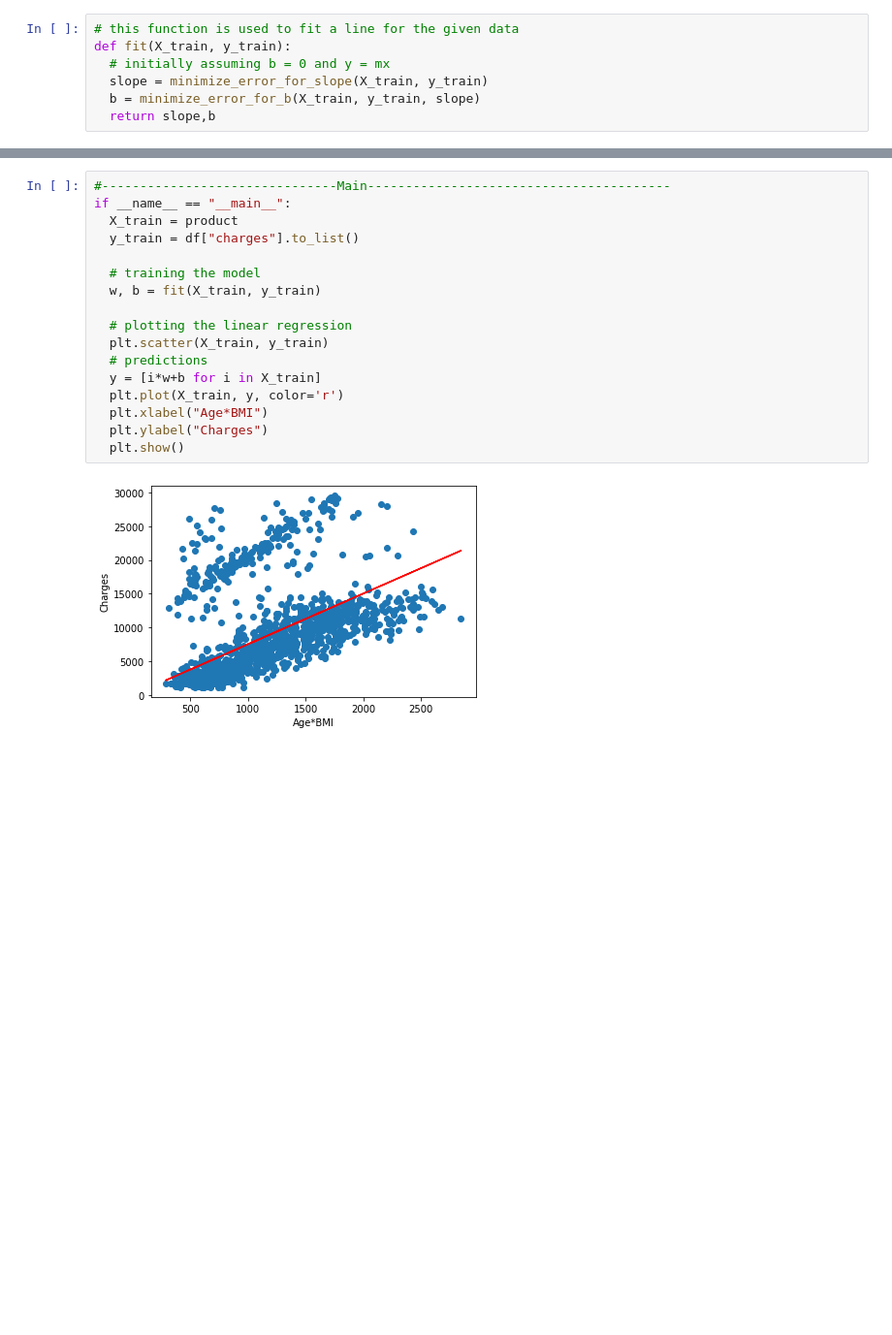
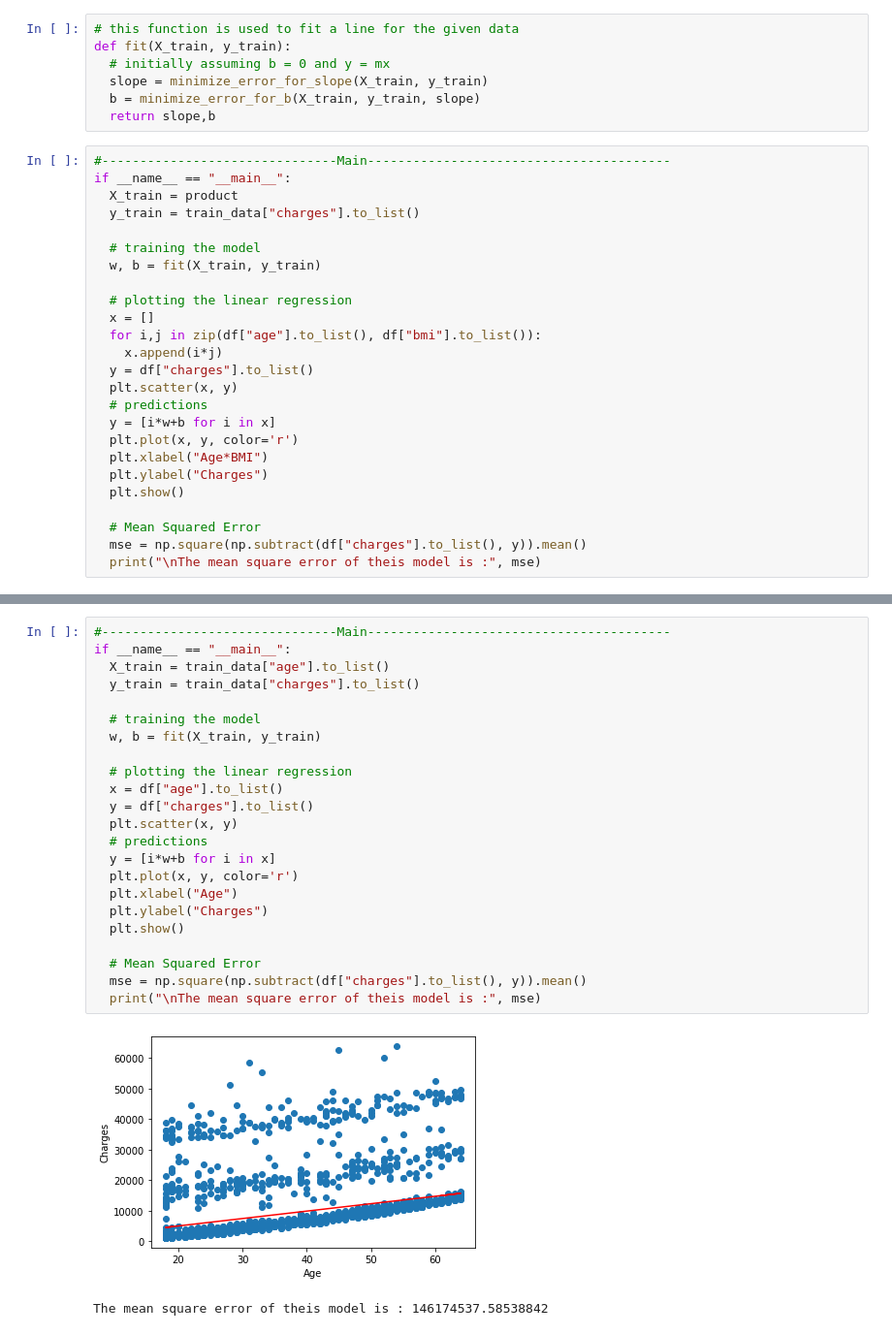
Before and after one commit to hitesh-n/ML_A2, a Jupyter notebook: Linear_regression_(FSM).ipynb, the cells around one changed output, grey strips where cells are left out. Shown at 97% size. Saved outputs shown, nothing was run; the diff lists cells and outputs as text; blank space fills up the shorter version.

```diff
--- a/Linear_regression_(FSM).ipynb
+++ b/Linear_regression_(FSM).ipynb
@@ -85,3 +86,28 @@ def fit(X_train, y_train):
   slope = minimize_error_for_slope(X_train, y_train)
   b = minimize_error_for_b(X_train, y_train, slope)
   return slope,b
+# %%
+#-------------------------------Main----------------------------------------
+if __name__ == "__main__":
+  X_train = product
+  y_train = train_data["charges"].to_list()
+
+  # training the model
+  w, b = fit(X_train, y_train)
+
+  # plotting the linear regression
+  x = []
+  for i,j in zip(df["age"].to_list(), df["bmi"].to_list()):
+    x.append(i*j)
+  y = df["charges"].to_list()
+  plt.scatter(x, y)
+  # predictions
+  y = [i*w+b for i in x]
+  plt.plot(x, y, color='r')
+  plt.xlabel("Age*BMI")
+  plt.ylabel("Charges")
+  plt.show()
+
+  # Mean Squared Error
+  mse = np.square(np.subtract(df["charges"].to_list(), y)).mean()
+  print("\nThe mean square error of theis model is :", mse)
@@ -88,19 +117,26 @@ def fit(X_train, y_train):
 # %%
 #-------------------------------Main----------------------------------------
 if __name__ == "__main__":
-  X_train = product
-  y_train = df["charges"].to_list()
+  X_train = train_data["age"].to_list()
+  y_train = train_data["charges"].to_list()
 
   # training the model
   w, b = fit(X_train, y_train)
 
   # plotting the linear regression
-  plt.scatter(X_train, y_train)
+  x = df["age"].to_list()
+  y = df["charges"].to_list()
+  plt.scatter(x, y)
   # predictions
-  y = [i*w+b for i in X_train]
-  plt.plot(X_train, y, color='r')
-  plt.xlabel("Age*BMI")
+  y = [i*w+b for i in x]
+  plt.plot(x, y, color='r')
+  plt.xlabel("Age")
   plt.ylabel("Charges")
   plt.show()
+
+  # Mean Squared Error
+  mse = np.square(np.subtract(df["charges"].to_list(), y)).mean()
+  print("\nThe mean square error of theis model is :", mse)
 # %% [output]
-[figure, old version]
+[figure, new version]
+The mean square error of theis model is : 146174537.58538842
```
Also changed, not shown: parts of 4 cells of this notebook.
